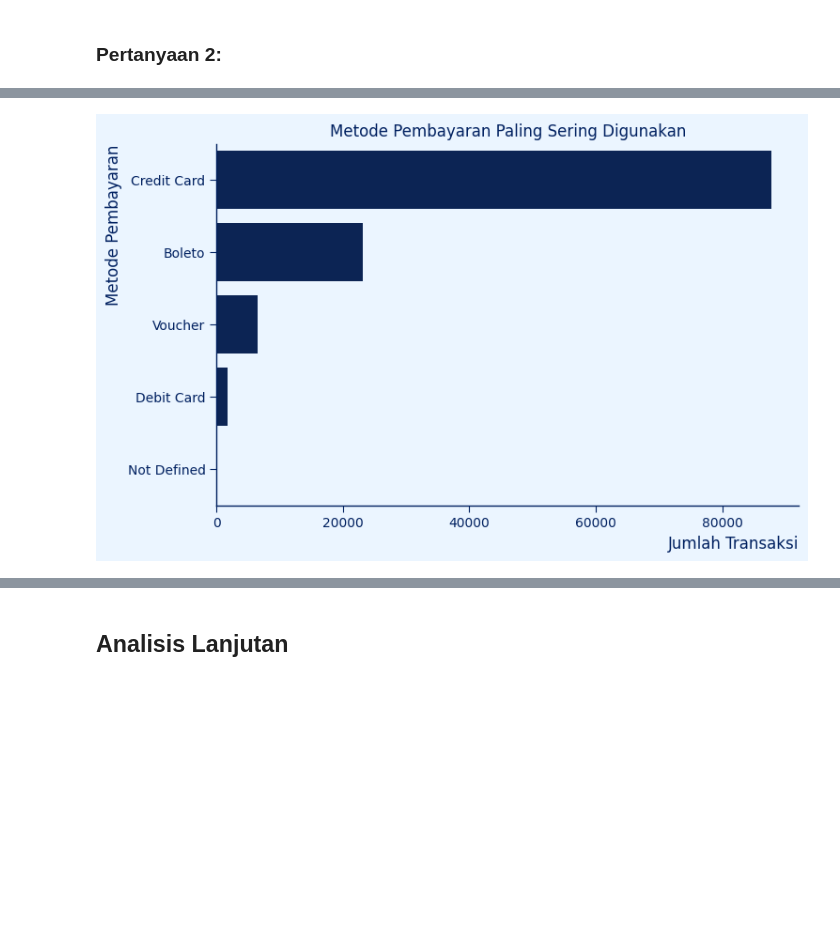
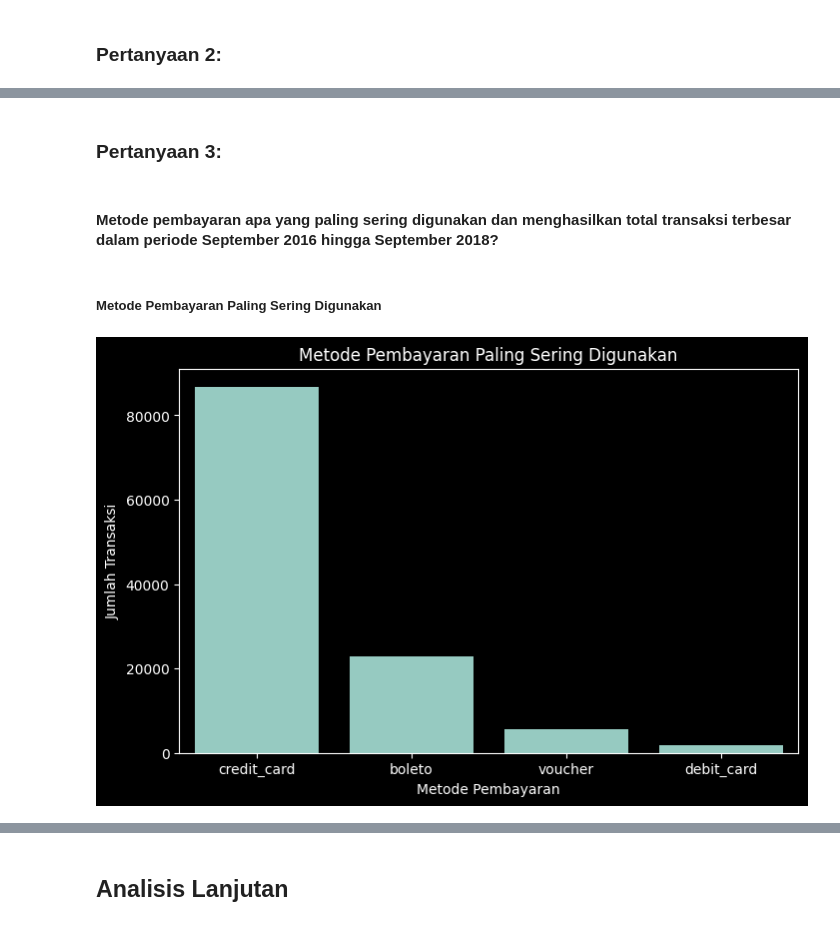
Before and after one commit to patuh-istizhar/submission, a Jupyter notebook: notebook.ipynb, the cells around one changed output, grey strips where cells are left out. Drawn from its saved outputs; the diff is of its cells as text; code cells hidden in the pictures; blank space fills up the shorter version.

```diff
--- a/notebook.ipynb
+++ b/notebook.ipynb
@@ -546,4 +692,5 @@ Menghapus data duplikat dari tabel `geolocation_df`
 # %%
-geolocation_df = geolocation_df.drop_duplicates()
-print(f"Jumlah data duplikat: {geolocation_df.duplicated().sum()}")
+# Hapus data duplikat
+all_data_df = all_data_df.drop_duplicates()
+print(f"Duplicate data: {all_data_df.duplicated().sum()}")
 # %% [output]
@@ -558,0 +698,6 @@ order_items_df["shipping_limit_date"] = pd.to_datetime(
+# %%
+# Mengisi missing value pada kolom product_category_name_english menjadi "Unknown"
+all_data_df["product_category_name_english"] = all_data_df[
+    "product_category_name_english"
+].fillna("Unknown")
+all_data_df.isna().sum()
@@ -558,0 +716,4 @@ order_items_df["shipping_limit_date"] = pd.to_datetime(
+# %%
+# Mengisi  missing value pada kolom price dengan median
+all_data_df["price"] = all_data_df["price"].median()
+all_data_df.isna().sum()
@@ -558,0 +732,3 @@ order_items_df["shipping_limit_date"] = pd.to_datetime(
+# %%
+all_data_df = all_data_df.dropna()
+all_data_df.isna().sum()
@@ -1149,33 +1119,27 @@ plt.show()
+# %% [markdown]
+### Pertanyaan 3:
+# %% [markdown]
+#### Metode pembayaran apa yang paling sering digunakan dan menghasilkan total transaksi terbesar dalam periode September 2016 hingga September 2018?
+# %% [markdown]
+##### Metode Pembayaran Paling Sering Digunakan
 # %%
-# Mapping metode pembayaran
-payment_mapping = {
-    "credit_card": "Credit Card",
-    "boleto": "Boleto",
-    "voucher": "Voucher",
-    "debit_card": "Debit Card",
-    "not_defined": "Not Defined",
-}
-
 # Hitung jumlah transaksi berdasarkan metode pembayaran
-payment_counts = main_df["payment_type"].value_counts().reset_index()
-
-# Buat kolom baru dengan nama metode pembayaran yang telah diperbaiki
-payment_counts["payment_mapped"] = payment_counts["payment_type"].map(payment_mapping)
+payment_counts = all_data_df["payment_type"].value_counts().reset_index()
 
 # Plot bar chart
 plt.figure(figsize=(8, 5))
 ax = sns.barplot(
     data=payment_counts,
-    x="count",
-    y="payment_mapped",
+    x="payment_type",
+    y="count",
 )
 
 # Format chart
-ax.set_xlabel("Jumlah Transaksi")
-ax.set_ylabel("Metode Pembayaran")
+ax.set_xlabel("Metode Pembayaran")
+ax.set_ylabel("Jumlah Transaksi")
 ax.set_title("Metode Pembayaran Paling Sering Digunakan")
 
 # Tampilkan plot
 plt.show()
 # %% [output]
-[figure, old version]
+[figure, new version]
```
Also changed, not shown: parts of 112 cells of this notebook.
